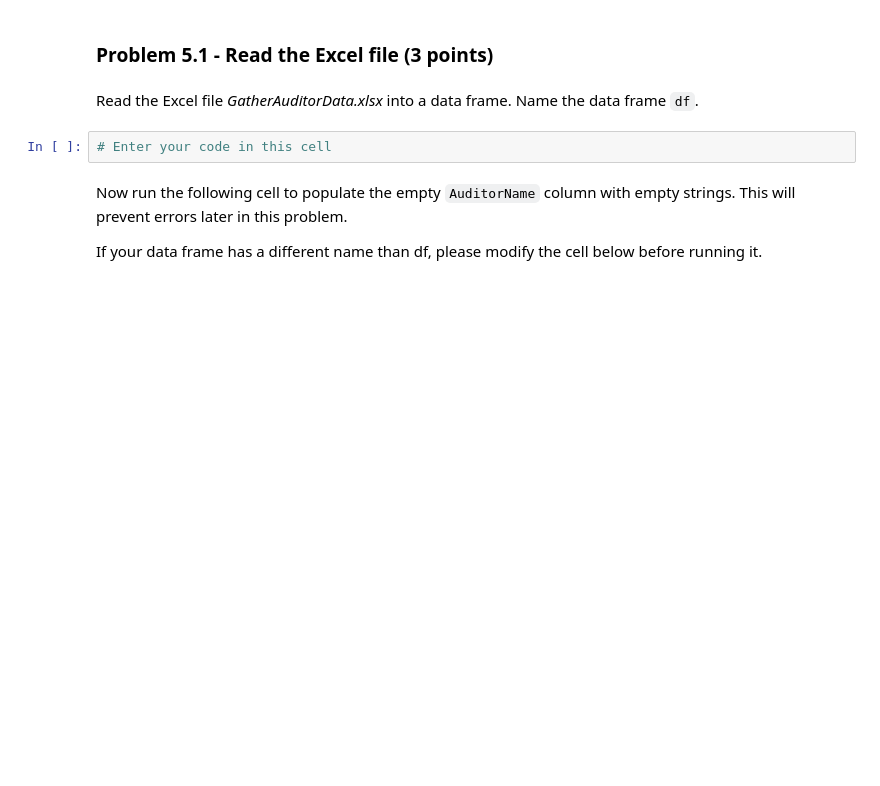
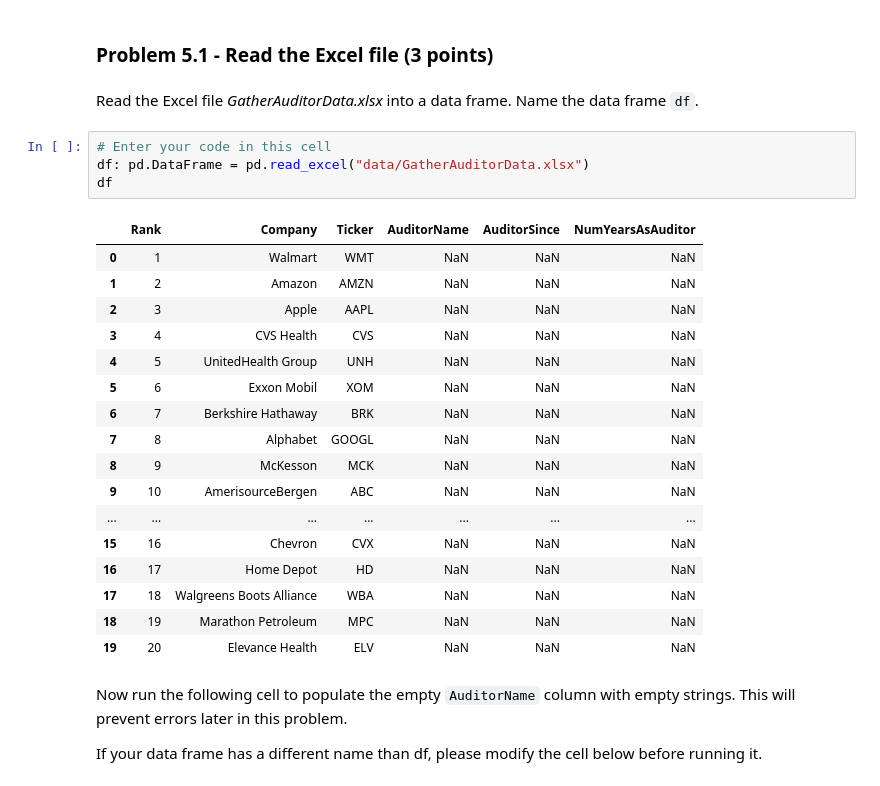
Before and after one commit to Constantine3/FinancialReportAnalysis, a Jupyter notebook: ACCY 570 Final Project (Fall 2022).ipynb, the cells around one changed output. Saved outputs shown, nothing was run; the diff lists cells and outputs as text; blank space fills up the shorter version.

Commit message:
feat:EXTRACT AUDITOR INFO
...

```diff
--- a/ACCY 570 Final Project (Fall 2022).ipynb
+++ b/ACCY 570 Final Project (Fall 2022).ipynb
@@ -945,6 +945,26 @@ The columns `AuditorName`, `AuditorSince`, and `NumYearsAsAuditor` are empty and
 Read the Excel file *GatherAuditorData.xlsx* into a data frame. Name the data frame `df`.
 # %%
 # Enter your code in this cell
+df: pd.DataFrame = pd.read_excel("data/GatherAuditorData.xlsx")
+df
+# %% [output]
+|  | Rank | Company | Ticker | AuditorName | AuditorSince | NumYearsAsAuditor |
+| 0 | 1 | Walmart | WMT | NaN | NaN | NaN |
+| 1 | 2 | Amazon | AMZN | NaN | NaN | NaN |
+| 2 | 3 | Apple | AAPL | NaN | NaN | NaN |
+| 3 | 4 | CVS Health | CVS | NaN | NaN | NaN |
+| 4 | 5 | UnitedHealth Group | UNH | NaN | NaN | NaN |
+| 5 | 6 | Exxon Mobil | XOM | NaN | NaN | NaN |
+| 6 | 7 | Berkshire Hathaway | BRK | NaN | NaN | NaN |
+| 7 | 8 | Alphabet | GOOGL | NaN | NaN | NaN |
+| 8 | 9 | McKesson | MCK | NaN | NaN | NaN |
+| 9 | 10 | AmerisourceBergen | ABC | NaN | NaN | NaN |
+| ... | ... | ... | ... | ... | ... | ... |
+| 15 | 16 | Chevron | CVX | NaN | NaN | NaN |
+| 16 | 17 | Home Depot | HD | NaN | NaN | NaN |
+| 17 | 18 | Walgreens Boots Alliance | WBA | NaN | NaN | NaN |
+| 18 | 19 | Marathon Petroleum | MPC | NaN | NaN | NaN |
+| 19 | 20 | Elevance Health | ELV | NaN | NaN | NaN |
 # %% [markdown]
 Now run the following cell to populate the empty `AuditorName` column with empty strings. This will prevent errors later in this problem.
 
```
Also changed, not shown: parts of 4 cells of this notebook.
